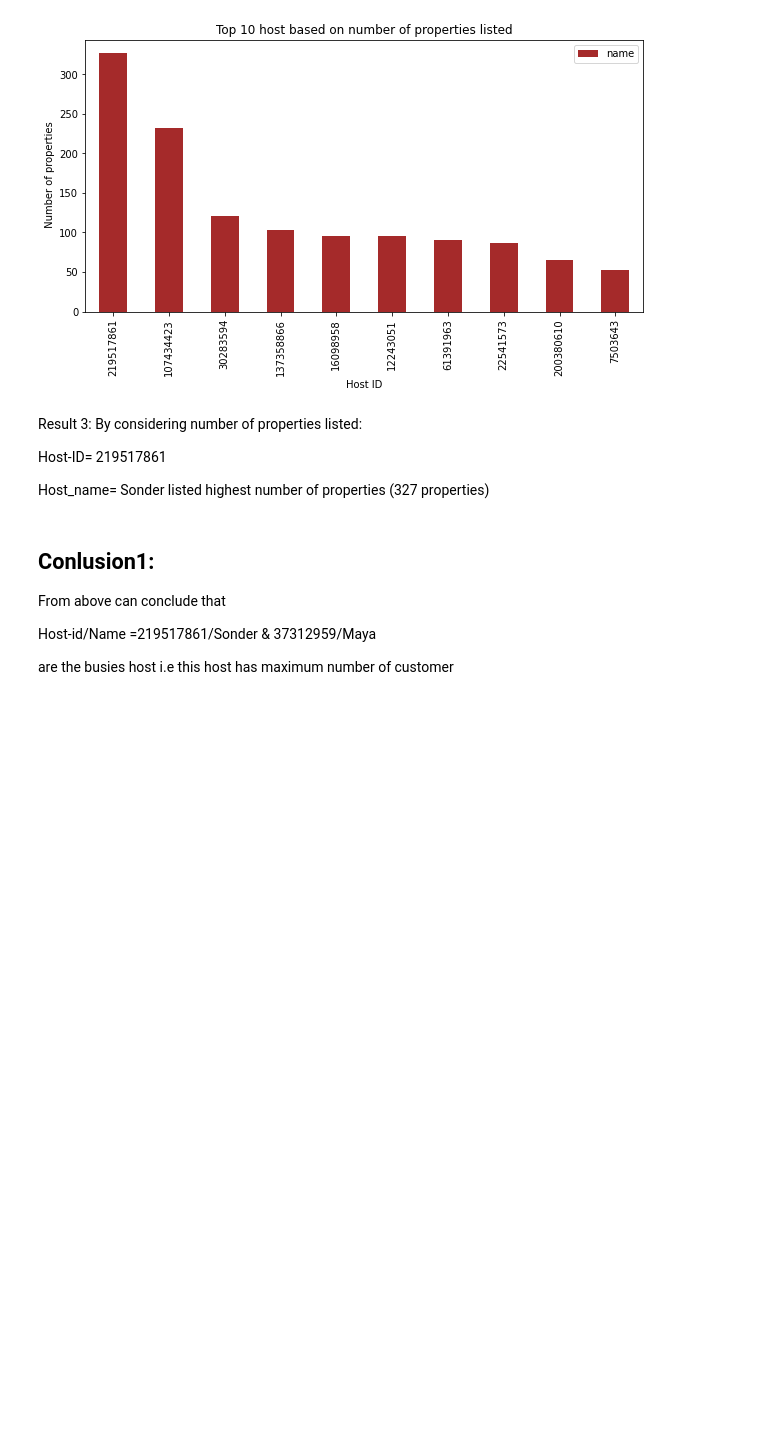
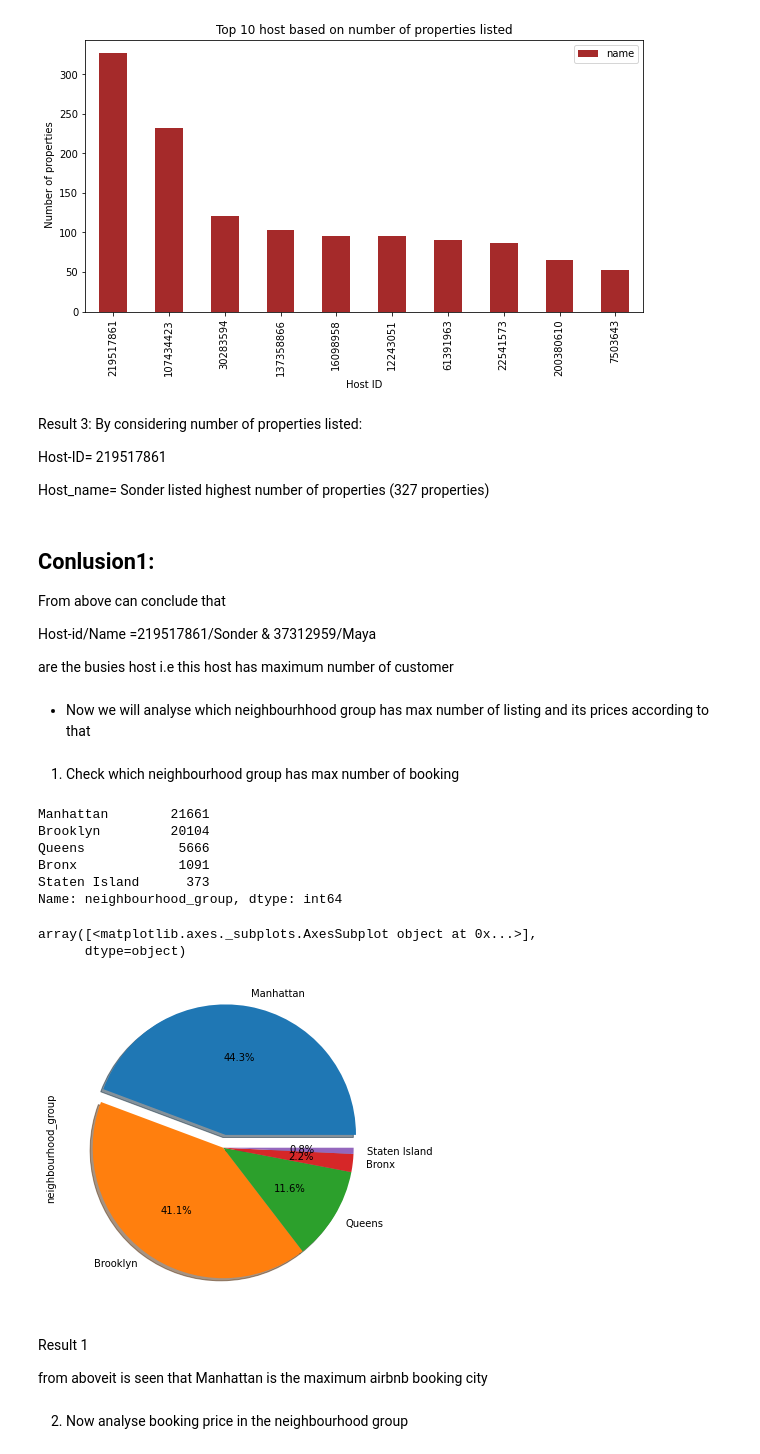
Before and after one commit to Mr-Premanand/Airbnb-Booking-Analysis, a Jupyter notebook: Airbnb_Bookings_Analysis_Capstone_Project.ipynb, the cells around one changed output. Cells and saved outputs as stored; diff of their text form; code cells hidden in the pictures; blank space fills up the shorter version.

```diff
--- a/Airbnb_Bookings_Analysis_Capstone_Project.ipynb
+++ b/Airbnb_Bookings_Analysis_Capstone_Project.ipynb
@@ -254,3 +254,31 @@ From above can conclude that
 Host-id/Name =219517861/Sonder  &  37312959/Maya
 
 are the busies host i.e this host has maximum number of customer
+# %% [markdown]
+- Now we will analyse which neighbourhhood group has max number of listing and its prices according to that
+# %% [markdown]
+1. Check which neighbourhood group has max number of booking
+# %%
+#checking max booking area i.e neighbourhood group
+busy_neighbourhood_group= df["neighbourhood_group"].value_counts()
+busy_neighbourhood_group
+# %% [output]
+Manhattan        21661
+Brooklyn         20104
+Queens            5666
+Bronx             1091
+Staten Island      373
+Name: neighbourhood_group, dtype: int64
+# %%
+# now plot the above result by using percentage share and show ceparate max share area
+busy_neighbourhood_group.plot.pie(subplots=True,figsize=(12,6),explode=[0.1,0,0,0,0],autopct='%1.1f%%',shadow=True)
+# %% [output]
+array([<matplotlib.axes._subplots.AxesSubplot object at 0x...>],
+      dtype=object)
+[figure, added]
+# %% [markdown]
+Result 1
+
+from aboveit is seen that Manhattan is the maximum  airbnb booking city
+# %% [markdown]
+2. Now analyse booking price in the neighbourhood group
```
Also changed, not shown: parts of 16 cells of this notebook.
